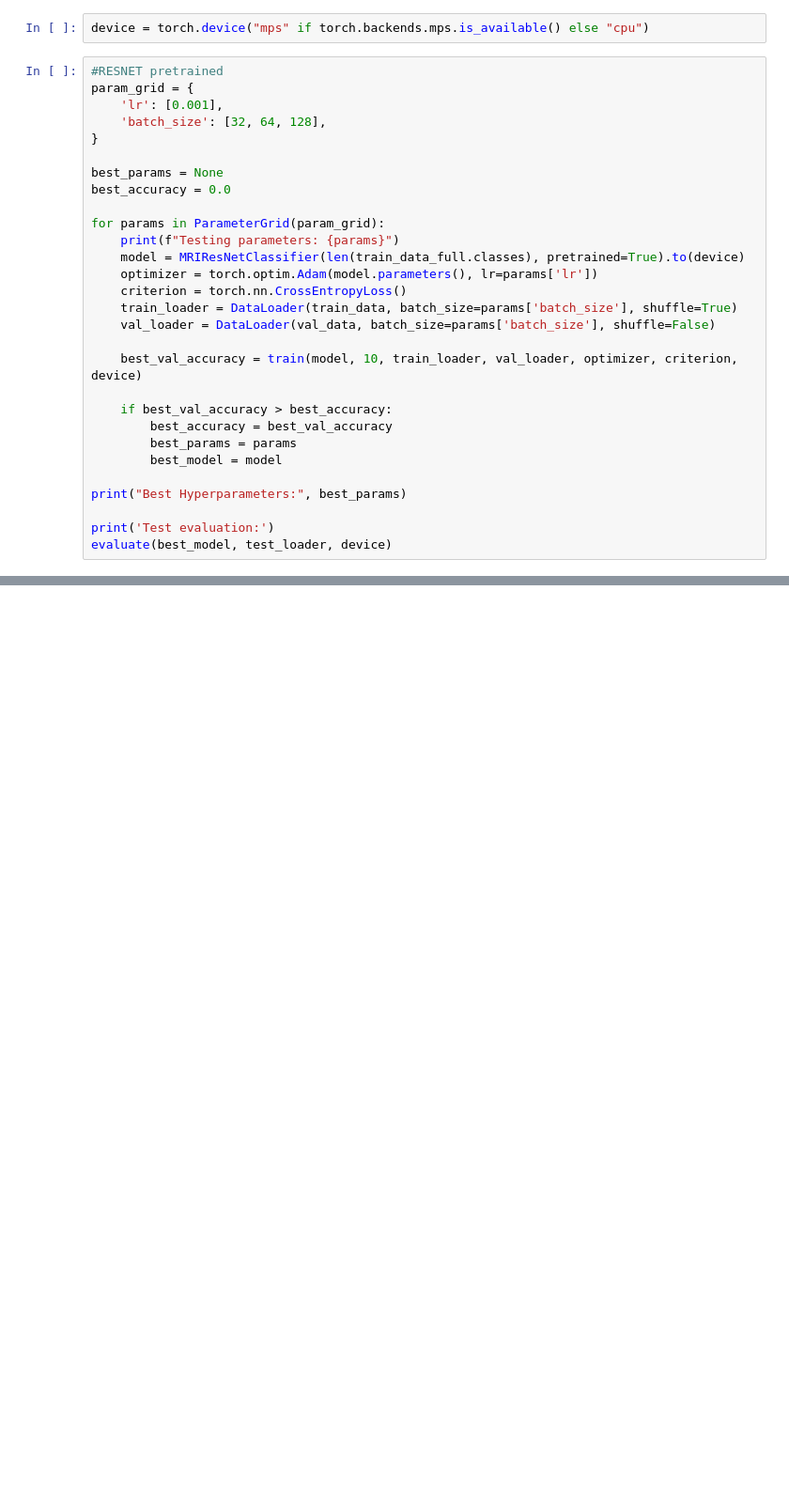
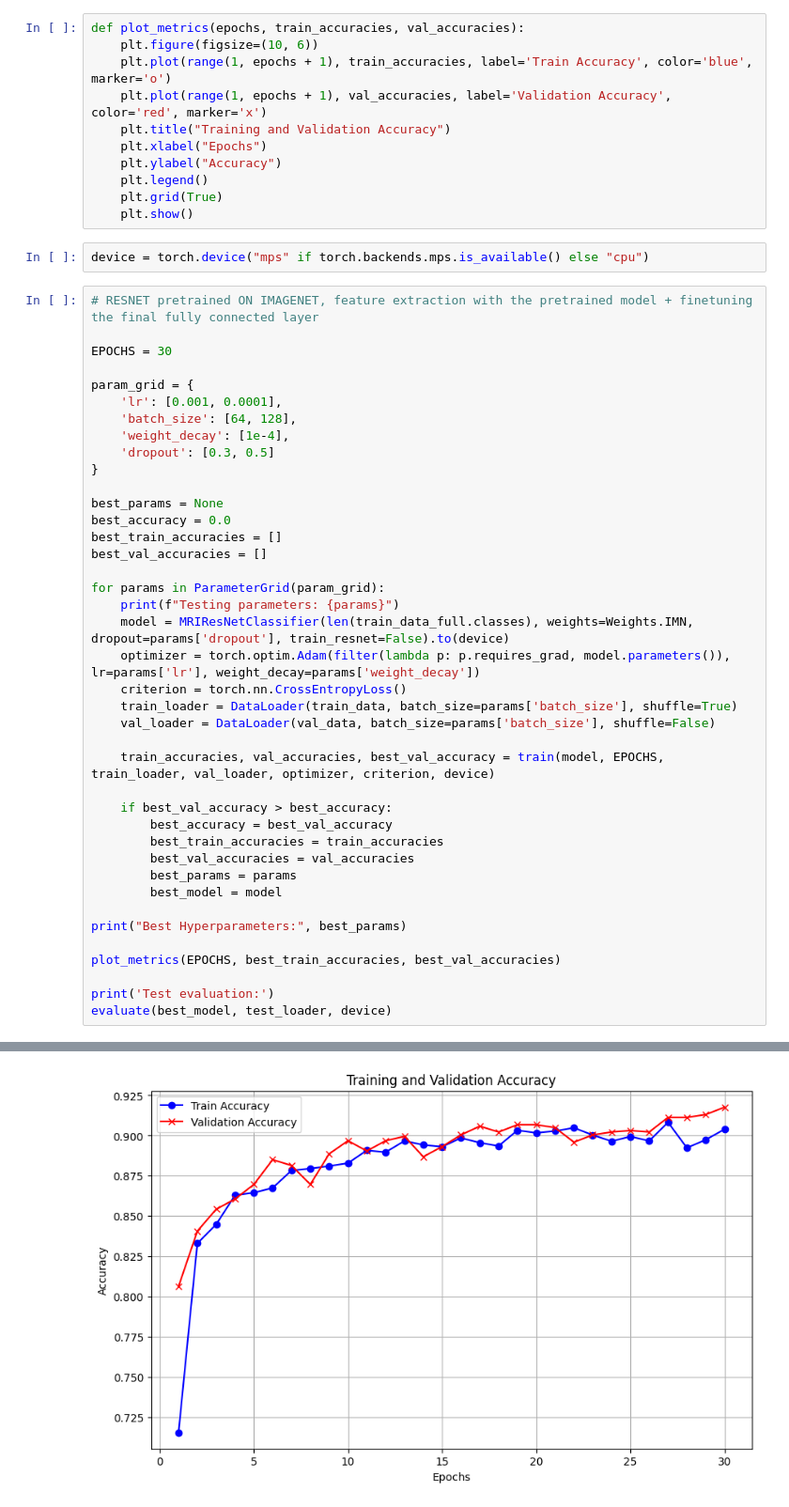
Before and after one commit to m-a-ri-t-a/brain-tumor-classification, a Jupyter notebook: main.ipynb, the cells around one changed output, grey strips where cells are left out. Shown at 94% size. Cells and saved outputs as stored; diff of their text form; blank space fills up the shorter version.

Commit message:
Trained models

```diff
--- a/main.ipynb
+++ b/main.ipynb
@@ -146,34 +164,57 @@ def evaluate(model, loader, device):
     print('Accuracy:', acc)
     print('F1 score:', f1)
     return acc, f1
+# %%
+def plot_metrics(epochs, train_accuracies, val_accuracies):
+    plt.figure(figsize=(10, 6))
+    plt.plot(range(1, epochs + 1), train_accuracies, label='Train Accuracy', color='blue', marker='o')
+    plt.plot(range(1, epochs + 1), val_accuracies, label='Validation Accuracy', color='red', marker='x')
+    plt.title("Training and Validation Accuracy")
+    plt.xlabel("Epochs")
+    plt.ylabel("Accuracy")
+    plt.legend()
+    plt.grid(True)
+    plt.show()
 # %%
 device = torch.device("mps" if torch.backends.mps.is_available() else "cpu")
 # %%
-#RESNET pretrained
+# RESNET pretrained ON IMAGENET, feature extraction with the pretrained model + finetuning the final fully connected layer
+
+EPOCHS = 30
+
 param_grid = {
-    'lr': [0.001],
-    'batch_size': [32, 64, 128],
+    'lr': [0.001, 0.0001],
+    'batch_size': [64, 128],
+    'weight_decay': [1e-4],
+    'dropout': [0.3, 0.5]
 }
 
 best_params = None
 best_accuracy = 0.0
+best_train_accuracies = []
+best_val_accuracies = []
 
 for params in ParameterGrid(param_grid):
     print(f"Testing parameters: {params}")
-    model = MRIResNetClassifier(len(train_data_full.classes), pretrained=True).to(device)
-    optimizer = torch.optim.Adam(model.parameters(), lr=params['lr'])
+    model = MRIResNetClassifier(len(train_data_full.classes), weights=Weights.IMN, dropout=params['dropout'], train_resnet=False).to(device)
+    optimizer = torch.optim.Adam(filter(lambda p: p.requires_grad, model.parameters()), lr=params['lr'], weight_decay=params['weight_decay'])
     criterion = torch.nn.CrossEntropyLoss()
     train_loader = DataLoader(train_data, batch_size=params['batch_size'], shuffle=True)
     val_loader = DataLoader(val_data, batch_size=params['batch_size'], shuffle=False)
 
-    best_val_accuracy = train(model, 10, train_loader, val_loader, optimizer, criterion, device)
+    train_accuracies, val_accuracies, best_val_accuracy = train(model, EPOCHS, train_loader, val_loader, optimizer, criterion, device)
 
     if best_val_accuracy > best_accuracy:
         best_accuracy = best_val_accuracy
+        best_train_accuracies = train_accuracies
+        best_val_accuracies = val_accuracies
         best_params = params
         best_model = model
 
 print("Best Hyperparameters:", best_params)
 
+plot_metrics(EPOCHS, best_train_accuracies, best_val_accuracies)
+
 print('Test evaluation:')
 evaluate(best_model, test_loader, device)
+# %% [output]
@@ -179,0 +238 @@ evaluate(best_model, test_loader, device)
+[figure, added]
```
Also changed, not shown: parts of 17 cells of this notebook, 5 other files.
